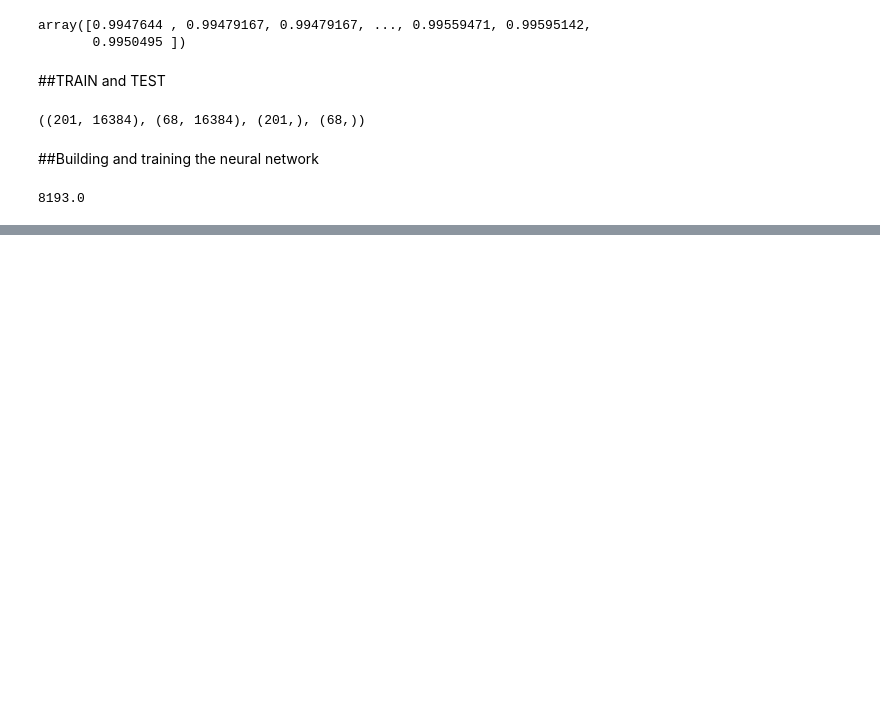
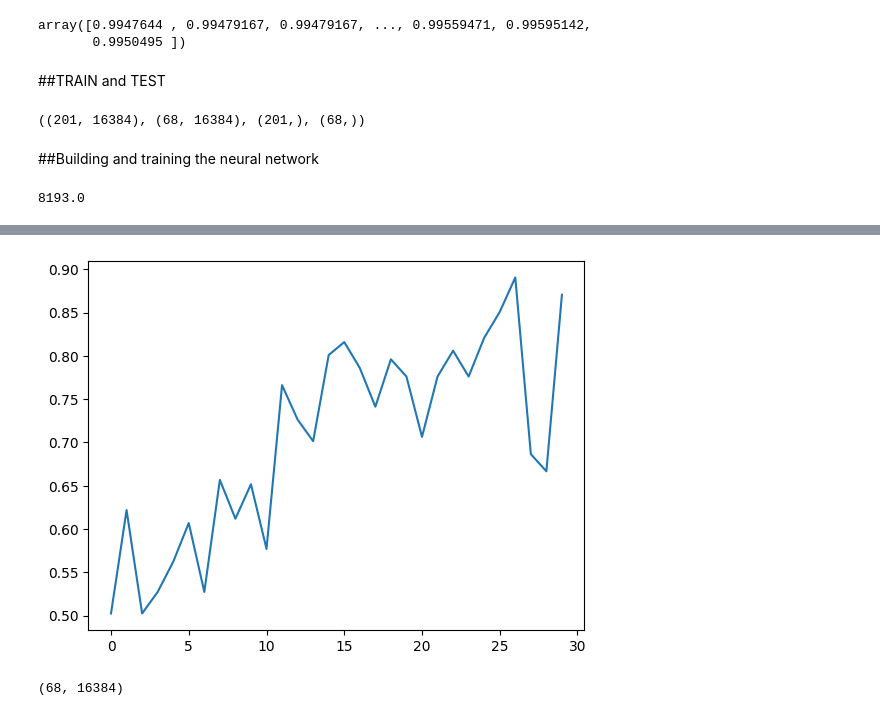
Before and after one commit to mohitrajparit/dsML_classification, a Jupyter notebook: neural_network01.ipynb, the cells around one changed output, grey strips where cells are left out. Drawn from its saved outputs; the diff is of its cells as text; code cells hidden in the pictures; blank space fills up the shorter version.

```diff
--- a/neural_network01.ipynb
+++ b/neural_network01.ipynb
@@ -239,0 +269,8 @@ Epoch 50/50
+# %%
+plt.plot(history.history['accuracy']);
+# %% [output]
+[figure, added]
+# %%
+X_test.shape
+# %% [output]
+(68, 16384)
```
Also changed, not shown: parts of 17 cells of this notebook.
